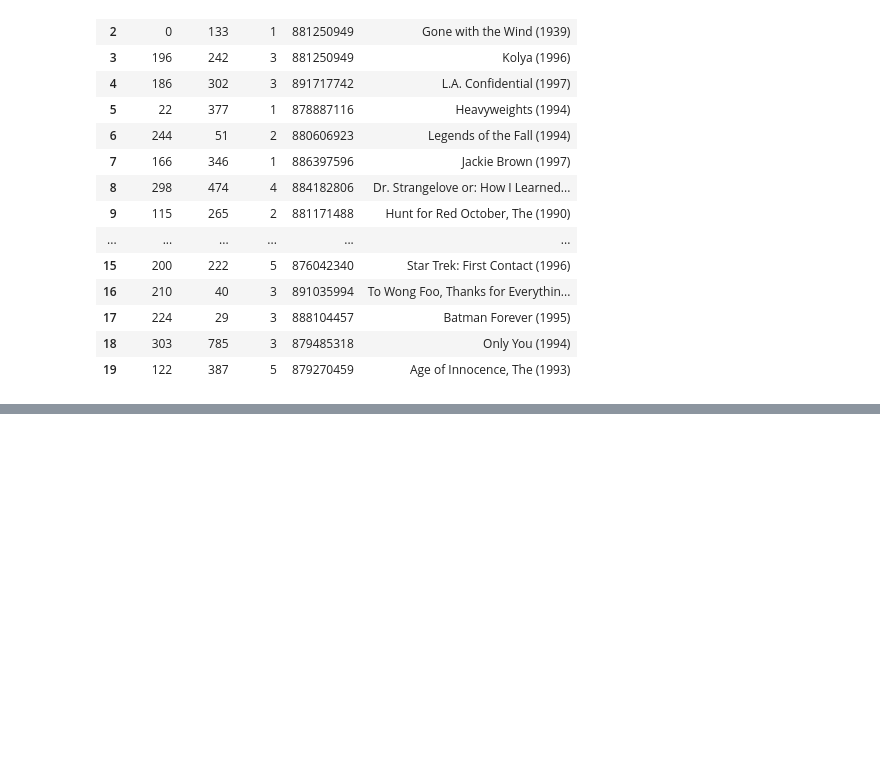
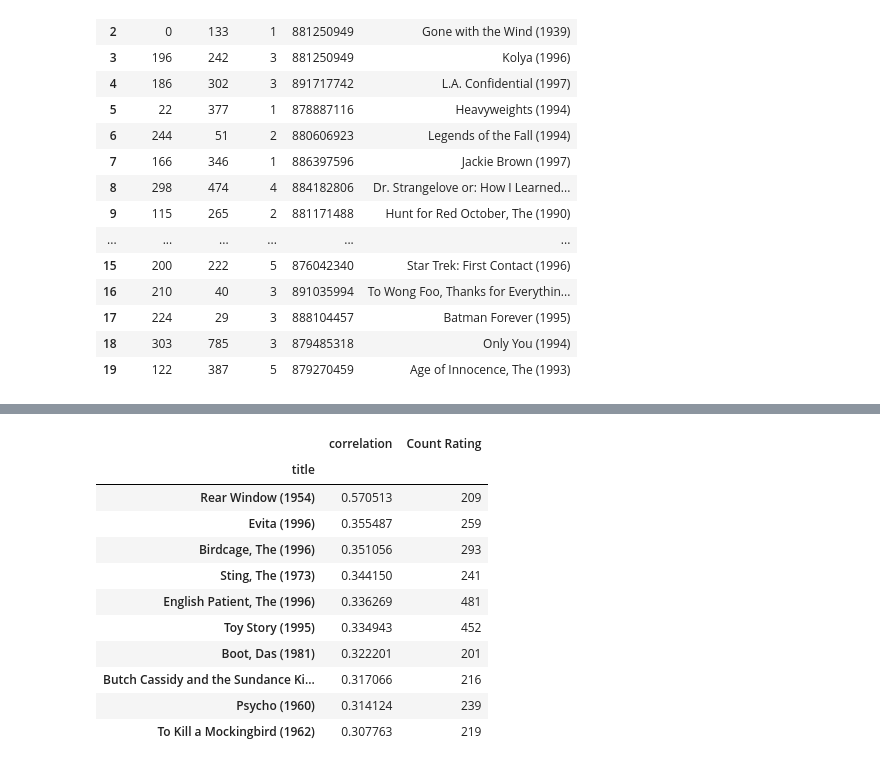
Before and after one commit to CodeNinja3456/Recommender-Systems, a Jupyter notebook: collaborative_recommender.ipynb, the cells around one changed output, grey strips where cells are left out. Cells and saved outputs as stored; diff of their text form; code cells hidden in the pictures; blank space fills up the shorter version.

```diff
--- a/collaborative_recommender.ipynb
+++ b/collaborative_recommender.ipynb
@@ -64,0 +102,10 @@ data.head(20)
+# %%
+#we will find the relationship between different movies using correlation so that if a user has highly rated the movie we can recommend the movie with similar correlation to them
+selected_movie=my_pivot['12 Angry Men (1957)']
+
+#find similar movies to this movie based on ratings
+similar=my_pivot.corrwith(selected_movie)#creating a DF that has a new column
+
+similar_dataframe =pandas.DataFrame(similar,columns=['correlation'])#creating a dataframe that has a new column(correlatiom)containing the correlation btwn the selected movie and other movies
+
+similar_dataframe.sort_values('correlation',ascending=False).head(10)
@@ -64,0 +125,5 @@ data.head(20)
+# %%
+#analyze movie similarity while considering the number of rating each movie has received
+#we will use join(),we are joining not merging because we don't have similar columns
+similar_dataframe=similar_dataframe.join(mean_rating['Count Rating'])
+similar_dataframe.sort_values('correlation',ascending=False).head(5)
@@ -64,0 +138,16 @@ data.head(20)
+# %%
+#taking movies with high ratings(over 200 number of rating) and have a good correlation to the selected movie
+similar_dataframe[similar_dataframe['Count Rating']>200].sort_values('correlation',ascending=False).head(10)
+# %% [output]
+|  | correlation | Count Rating |
+| title |  |  |
+| Rear Window (1954) | 0.570513 | 209 |
+| Evita (1996) | 0.355487 | 259 |
+| Birdcage, The (1996) | 0.351056 | 293 |
+| Sting, The (1973) | 0.344150 | 241 |
+| English Patient, The (1996) | 0.336269 | 481 |
+| Toy Story (1995) | 0.334943 | 452 |
+| Boot, Das (1981) | 0.322201 | 201 |
+| Butch Cassidy and the Sundance Ki... | 0.317066 | 216 |
+| Psycho (1960) | 0.314124 | 239 |
+| To Kill a Mockingbird (1962) | 0.307763 | 219 |
```
Also changed, not shown: parts of 4 cells of this notebook, 3 other files.
